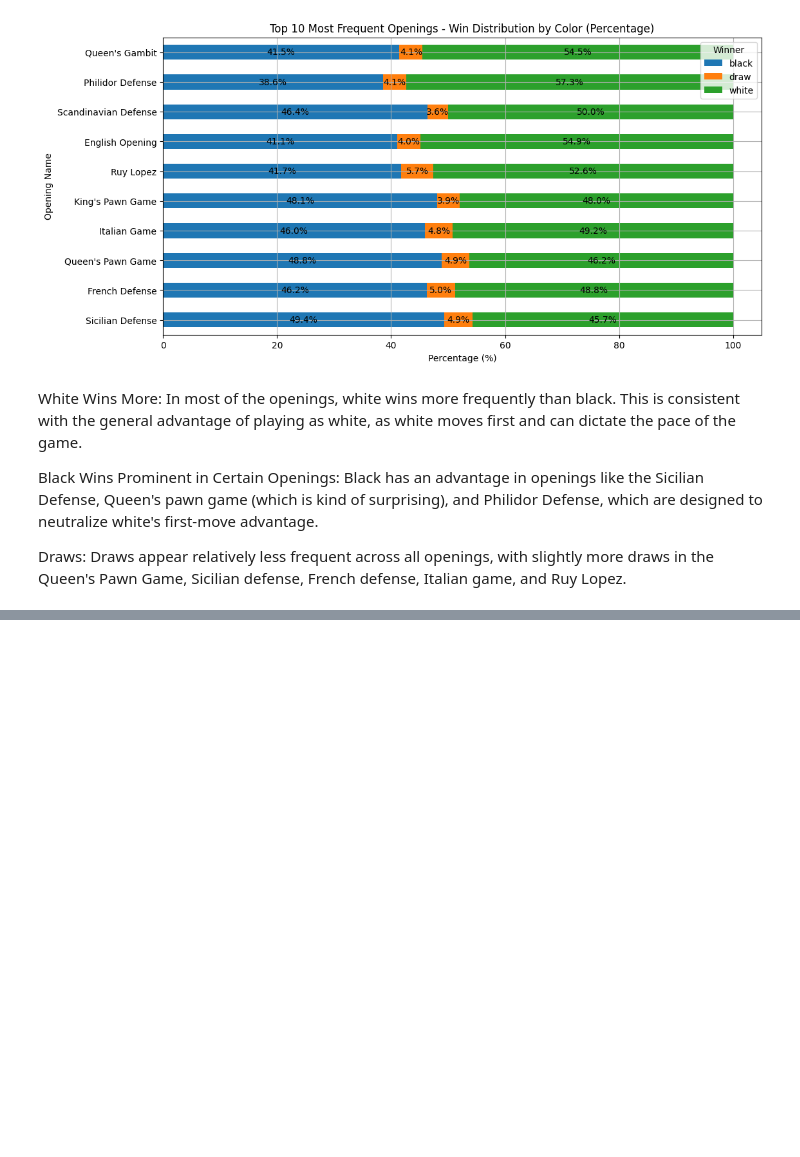
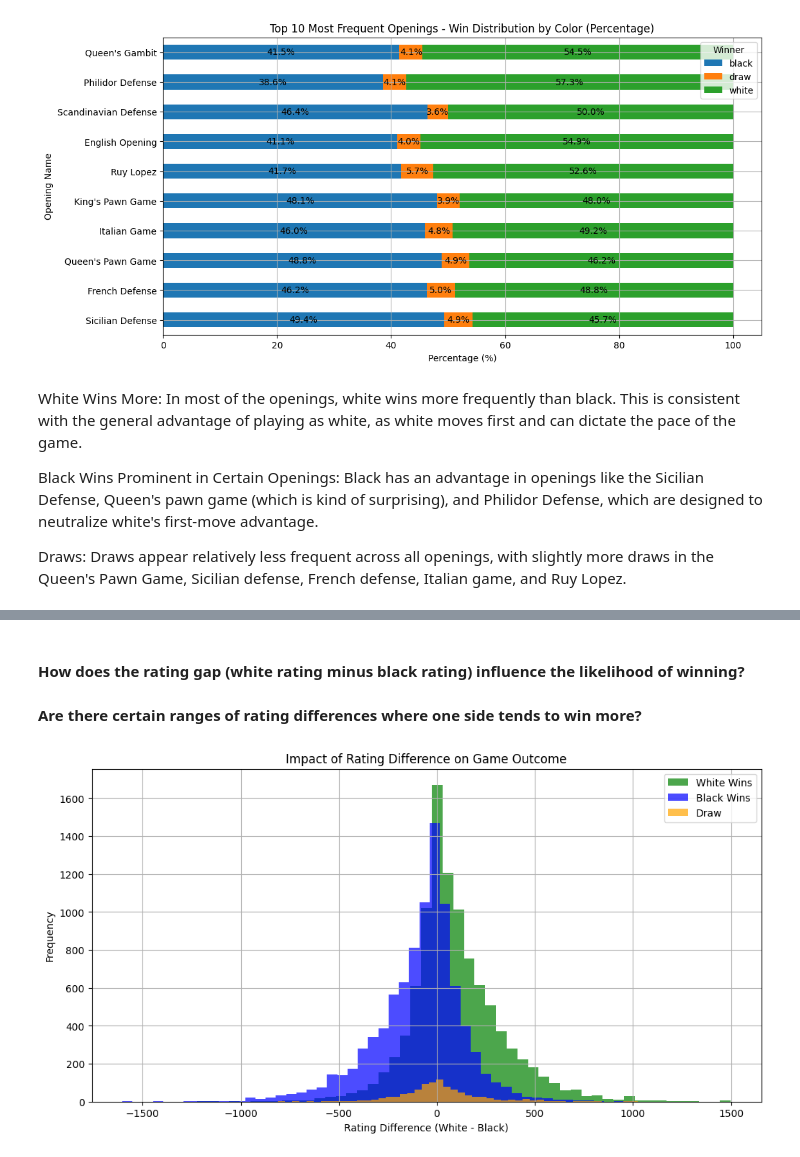
Before and after one commit to Ajodo-Godson/CP191-RAR, a Jupyter notebook: Game_Modelling.ipynb, the cells around one changed output, grey strips where cells are left out. Cells and saved outputs as stored; diff of their text form; code cells hidden in the pictures; blank space fills up the shorter version.

```diff
--- a/Game_Modelling.ipynb
+++ b/Game_Modelling.ipynb
@@ -447,0 +300,20 @@ accuracy
+# %% [markdown]
+#### How does the rating gap (white rating minus black rating) influence the likelihood of winning?
+#### Are there certain ranges of rating differences where one side tends to win more?
+# %%
+# Create a new column for rating difference (white - black)
+df['rating_difference'] = df['white_rating'] - df['black_rating']
+
+# Plot rating difference based on winner
+plt.figure(figsize=(12, 6))
+df[df['winner'] == 'white']['rating_difference'].plot(kind='hist', bins=50, alpha=0.7, label='White Wins', color='green')
+df[df['winner'] == 'black']['rating_difference'].plot(kind='hist', bins=50, alpha=0.7, label='Black Wins', color='blue')
+df[df['winner'] == 'draw']['rating_difference'].plot(kind='hist', bins=50, alpha=0.7, label='Draw', color='orange')
+plt.xlabel('Rating Difference (White - Black)')
+plt.ylabel('Frequency')
+plt.title('Impact of Rating Difference on Game Outcome')
+plt.legend(loc='upper right')
+plt.grid(True)
+plt.show()
+# %% [output]
+[figure, added]
```
Also changed, not shown: parts of 26 cells of this notebook.
